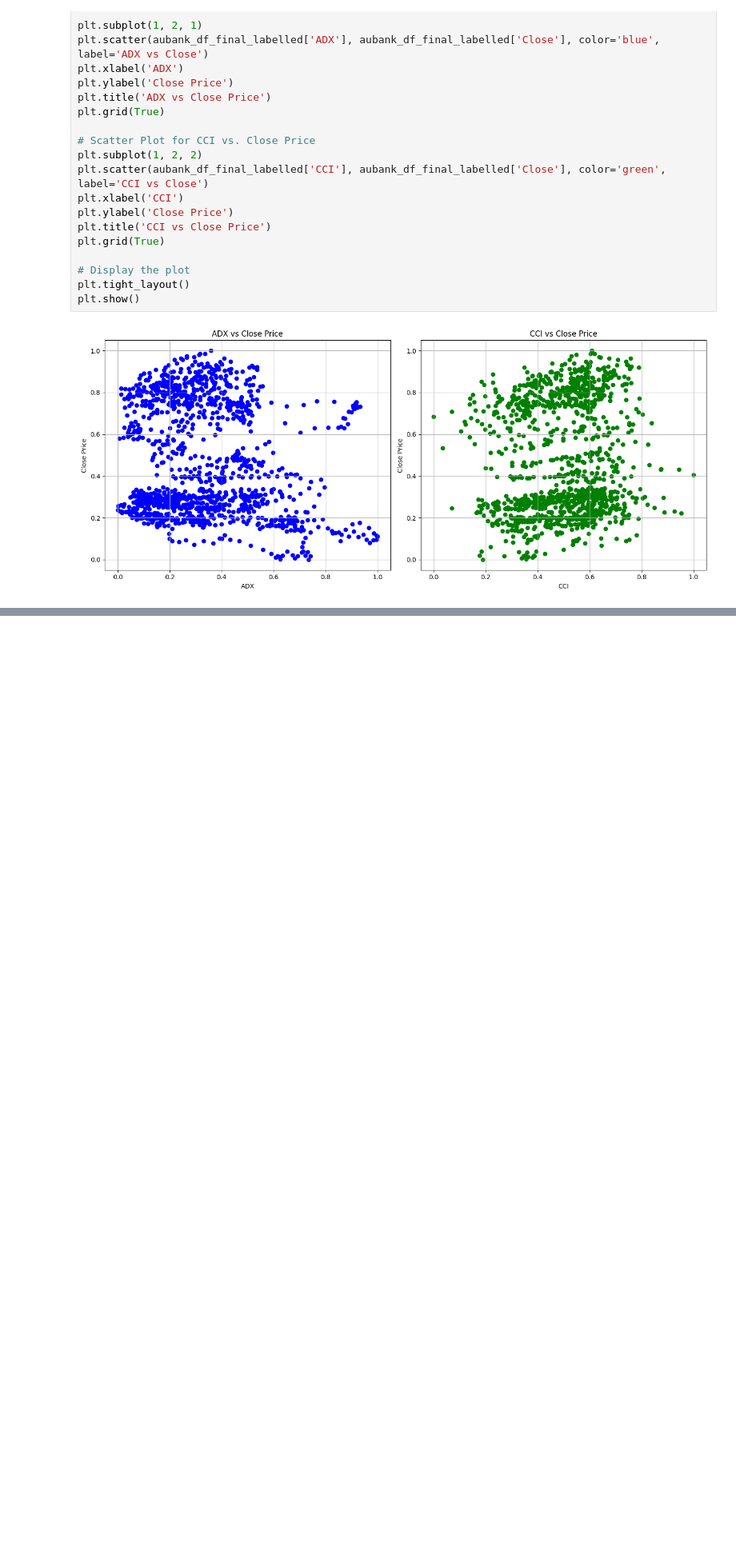
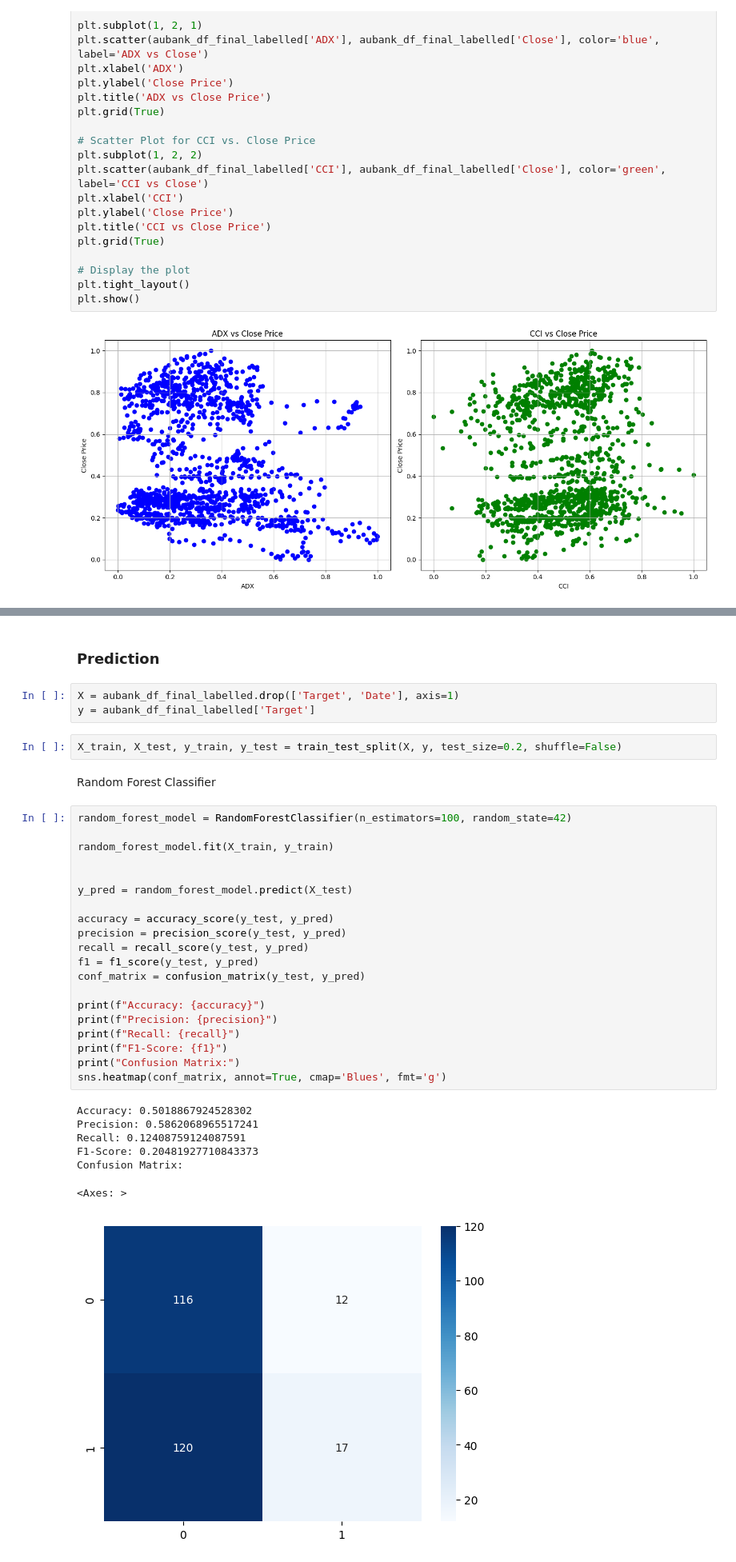
Before and after one commit to sachinprasanna7/Stock-Movement-Prediction-using-Spectrograms-Technical-Indicators-and-News, a Jupyter notebook: technical_indicators.ipynb, the cells around one changed output, grey strips where cells are left out. Shown at 80% size. Drawn from its saved outputs; the diff is of its cells as text; blank space fills up the shorter version.

Commit message:
Technical Indicators utilising different models

```diff
--- a/technical_indicators.ipynb
+++ b/technical_indicators.ipynb
@@ -473,3 +503,40 @@ plt.tight_layout()
 plt.show()
 # %% [output]
 [figure]
+# %% [markdown]
+### Prediction
+# %%
+X = aubank_df_final_labelled.drop(['Target', 'Date'], axis=1)
+y = aubank_df_final_labelled['Target']
+# %%
+X_train, X_test, y_train, y_test = train_test_split(X, y, test_size=0.2, shuffle=False)
+# %% [markdown]
+Random Forest Classifier
+# %%
+random_forest_model = RandomForestClassifier(n_estimators=100, random_state=42)
+
+random_forest_model.fit(X_train, y_train)
+
+
+y_pred = random_forest_model.predict(X_test)
+
+accuracy = accuracy_score(y_test, y_pred)
+precision = precision_score(y_test, y_pred)
+recall = recall_score(y_test, y_pred)
+f1 = f1_score(y_test, y_pred)
+conf_matrix = confusion_matrix(y_test, y_pred)
+
+print(f"Accuracy: {accuracy}")
+print(f"Precision: {precision}")
+print(f"Recall: {recall}")
+print(f"F1-Score: {f1}")
+print("Confusion Matrix:")
+sns.heatmap(conf_matrix, annot=True, cmap='Blues', fmt='g')
+# %% [output]
+Accuracy: 0.5018867924528302
+Precision: 0.5862068965517241
+Recall: 0.12408759124087591
+F1-Score: 0.20481927710843373
+Confusion Matrix:
+<Axes: >
+[figure, added]
```
Also changed, not shown: parts of 14 cells of this notebook, 11 other files.
